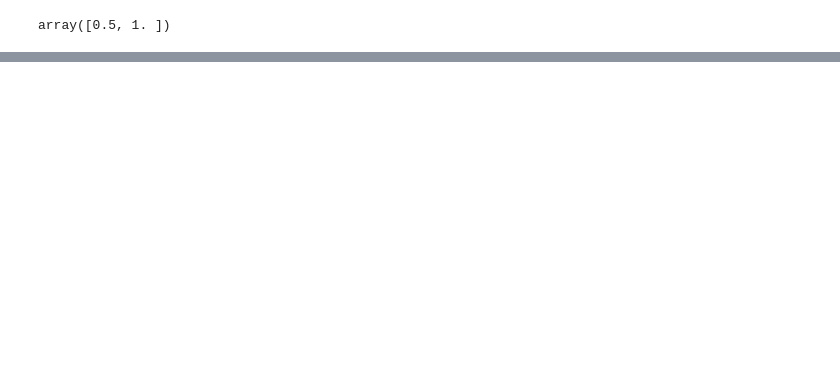
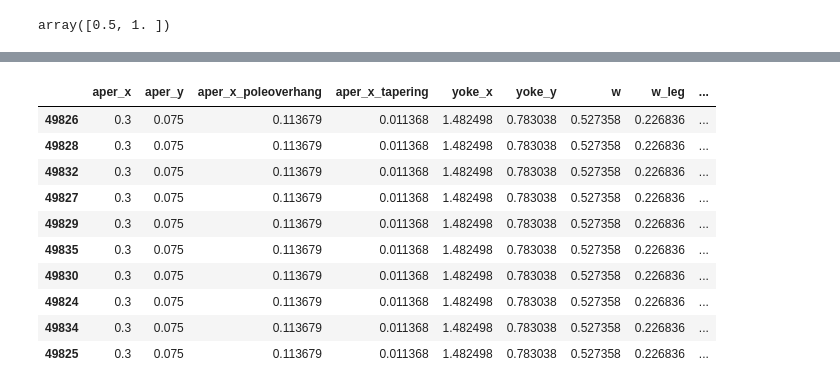
Before and after one commit to FlorianStummer/MaxAndFlorian, a Jupyter notebook: src/final_sprint/polytope_input_optim.ipynb, the cells around one changed output, grey strips where cells are left out. Drawn from its saved outputs; the diff is of its cells as text; code cells hidden in the pictures; blank space fills up the shorter version.

```diff
--- a/src/final_sprint/polytope_input_optim.ipynb
+++ b/src/final_sprint/polytope_input_optim.ipynb
@@ -105,0 +116,4 @@ KeyboardInterrupt:
+# %%
+
+network = MyRegNet().to(device)
+network.load_state_dict(torch.load("network"))
@@ -250,4 +280,7 @@ def create_loss_function(tuple_of_interest):
     return instanciated_loss_function
 
 loss_fun = create_loss_function(tuple_of_interest)
+# %%
+target = torch.tensor([0.3188084,0.023373,0.01], device=device,dtype=torch.double)
+loss_fun = torch.nn.MSELoss()
 # %%
@@ -258,10 +291,10 @@ tensor([1.8497e-01, 1.1192e-01, 1.3988e-01, 1.3988e-02, 1.3683e+00, 8.1847e-01,
 # %%
-#magnet_params = torch.randn((1,9),dtype=torch.double,requires_grad=True)
-magnet_params = torch.tensor(network.bn0.running_mean.clone().detach(),dtype=torch.double).unsqueeze(0).requires_grad_(True)
+#magnet_params = torch.randn((1,8),dtype=torch.double).to(device).requires_grad_(True)
+magnet_params = torch.tensor(network.bn0.running_mean[:8].clone().detach(),dtype=torch.double).unsqueeze(0).to(device).requires_grad_(True)
 lr = 1e-2
 network.eval()
 
-n_steps = 1000
+n_steps = 100000
 
 for step in range(n_steps):
     if magnet_params.grad is not None:
@@ -272,13 +305,13 @@ for step in range(n_steps):
 
     pred = network(magnet_params)
     loss = loss_fun(pred,target)
-    print(step,loss.detach().numpy(),end="\r")
+    print(step,loss.detach().cpu().numpy(),end="\r")
     loss.backward()
     with torch.no_grad():
-        magnet_params = magnet_params - lr * network.bn0.running_mean * magnet_params.grad
-        proj_result = project_to_poly2(magnet_params.squeeze().detach().numpy())
+        magnet_params = magnet_params - lr * network.bn0.running_mean[:8] * magnet_params.grad
+        proj_result = project_to_poly2(magnet_params.squeeze().detach().cpu().numpy())
         if (proj_result is None):
             magnet_params = torch.tensor(magnet_params).requires_grad_(True)
         else:
-            magnet_params = torch.tensor(proj_result).unsqueeze(0).requires_grad_(True)
+            magnet_params = torch.tensor(proj_result).unsqueeze(0).to(device).requires_grad_(True)
 # %% [output]
@@ -291,0 +364,21 @@ tensor([[1.1782e-01, 2.3563e-02, 1.6525e-01, 3.9011e-02, 1.6332e-01, 2.8847e-02,
+# %%
+network.eval()
+
+def fun(r):
+    inp = torch.tensor(r[important_cols],device=device,dtype=torch.double).unsqueeze(0)
+    pred = network(inp).cpu().detach()[0,0].item()
+    return pred
+
+group.assign(pred=group.apply( lambda r: fun(r) ,axis=1))
+# %% [output]
+|  | aper_x | aper_y | aper_x_poleoverhang | aper_x_tapering | yoke_x | yoke_y | w | w_leg | ... |
+| 49826 | 0.3 | 0.075 | 0.113679 | 0.011368 | 1.482498 | 0.783038 | 0.527358 | 0.226836 | ... |
+| 49828 | 0.3 | 0.075 | 0.113679 | 0.011368 | 1.482498 | 0.783038 | 0.527358 | 0.226836 | ... |
+| 49832 | 0.3 | 0.075 | 0.113679 | 0.011368 | 1.482498 | 0.783038 | 0.527358 | 0.226836 | ... |
+| 49827 | 0.3 | 0.075 | 0.113679 | 0.011368 | 1.482498 | 0.783038 | 0.527358 | 0.226836 | ... |
+| 49829 | 0.3 | 0.075 | 0.113679 | 0.011368 | 1.482498 | 0.783038 | 0.527358 | 0.226836 | ... |
+| 49835 | 0.3 | 0.075 | 0.113679 | 0.011368 | 1.482498 | 0.783038 | 0.527358 | 0.226836 | ... |
+| 49830 | 0.3 | 0.075 | 0.113679 | 0.011368 | 1.482498 | 0.783038 | 0.527358 | 0.226836 | ... |
+| 49824 | 0.3 | 0.075 | 0.113679 | 0.011368 | 1.482498 | 0.783038 | 0.527358 | 0.226836 | ... |
+| 49834 | 0.3 | 0.075 | 0.113679 | 0.011368 | 1.482498 | 0.783038 | 0.527358 | 0.226836 | ... |
+| 49825 | 0.3 | 0.075 | 0.113679 | 0.011368 | 1.482498 | 0.783038 | 0.527358 | 0.226836 | ... |
```
Also changed, not shown: parts of 21 cells of this notebook, 3 other files.
